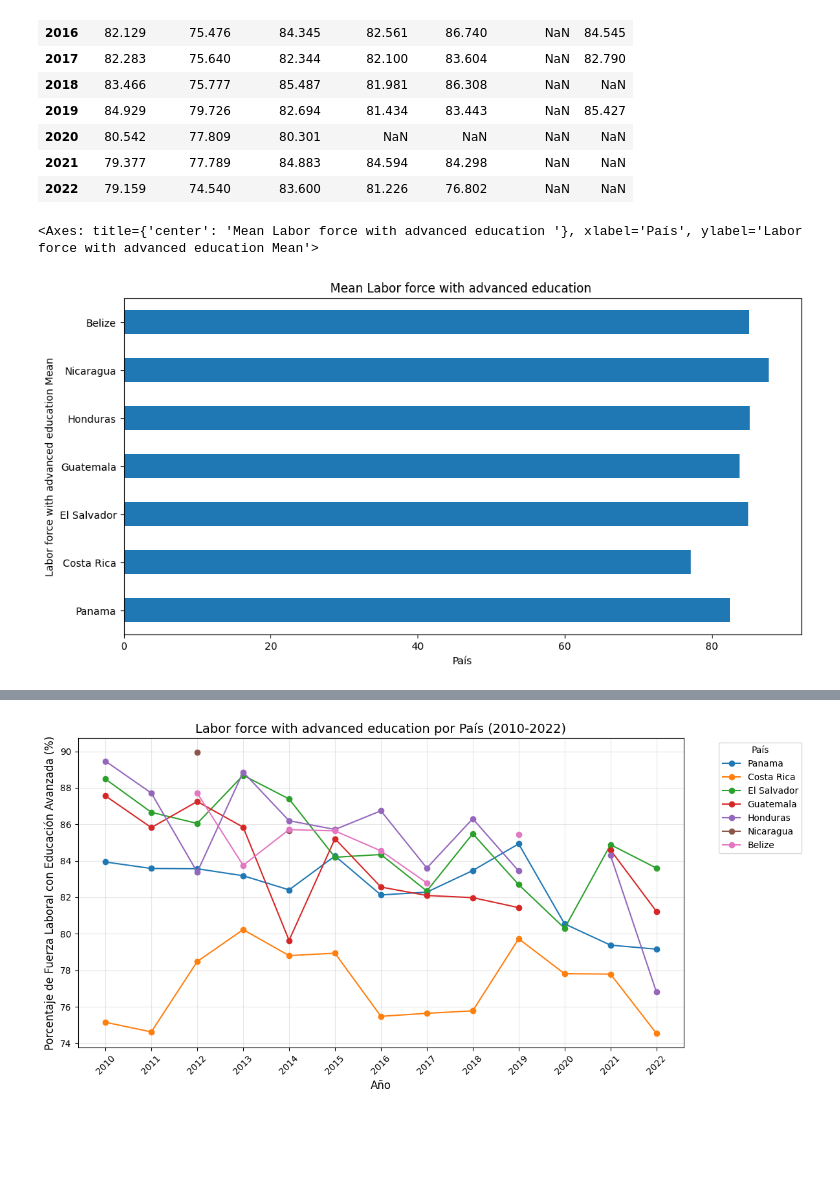
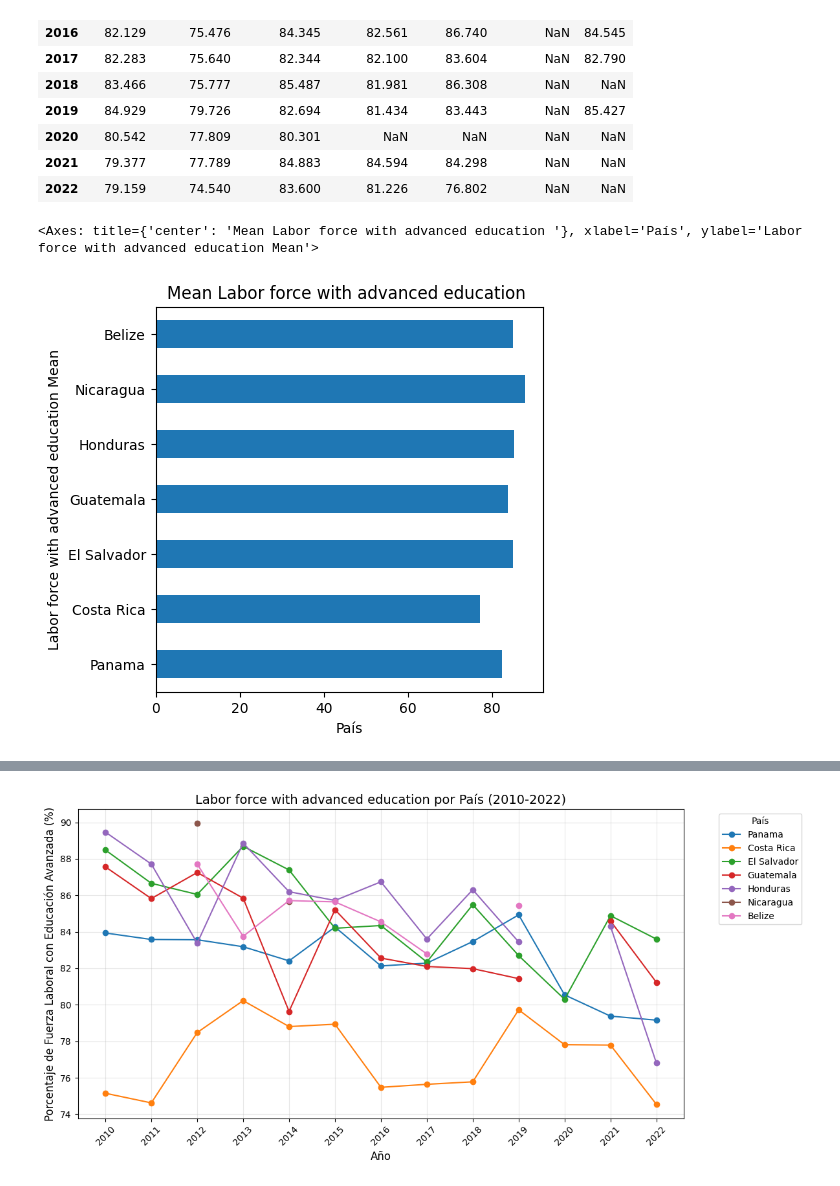
Before and after one commit to KarenSSanchezP/AnalisisLongevidad-AC, a Jupyter notebook: archivo.ipynb, the cells around one changed output, grey strips where cells are left out. Drawn from its saved outputs; the diff is of its cells as text; code cells hidden in the pictures; blank space fills up the shorter version.

```diff
--- a/archivo.ipynb
+++ b/archivo.ipynb
@@ -614,8 +834,8 @@ dfLaborForce.T
 # %%
 import matplotlib.pyplot as plt
 dfLaborForceMean = dfLaborForce.T.mean() #cambiamos filas por columnas y calculamos la media de cada país
-#grafico de barras
-dfLaborForceMean.plot(kind='barh', title='Mean Labor force with advanced education ', figsize=(12,6), xlabel='País', ylabel='Labor force with advanced education Mean')
+#grafico de barrasa
+dfLaborForceMean.plot(kind='barh', title='Mean Labor force with advanced education ', figsize=(5,5), xlabel='País', ylabel='Labor force with advanced education Mean')
 # %% [output]
 <Axes: title={'center': 'Mean Labor force with advanced education '}, xlabel='País', ylabel='Labor force with advanced education Mean'>
-[figure, old version]
+[figure, new version]
```
Also changed, not shown: parts of 25 cells of this notebook.
